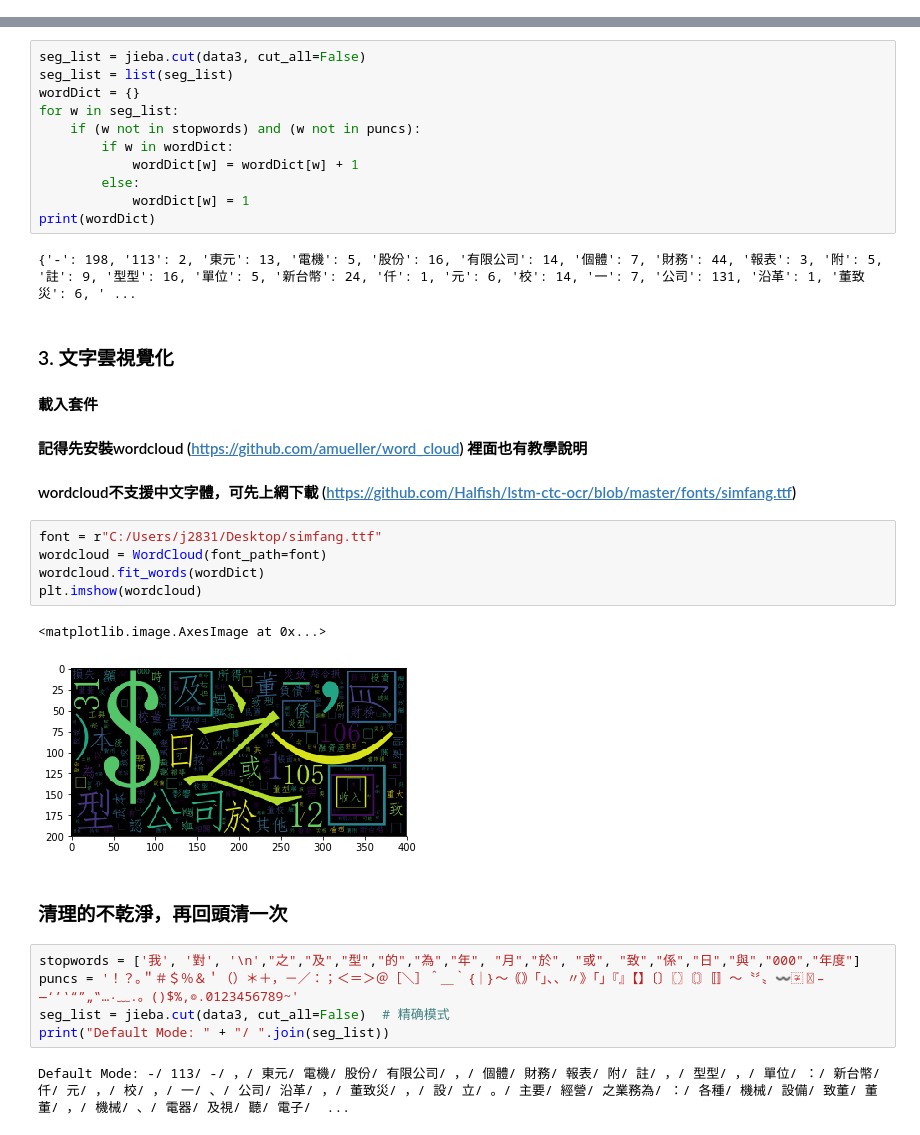
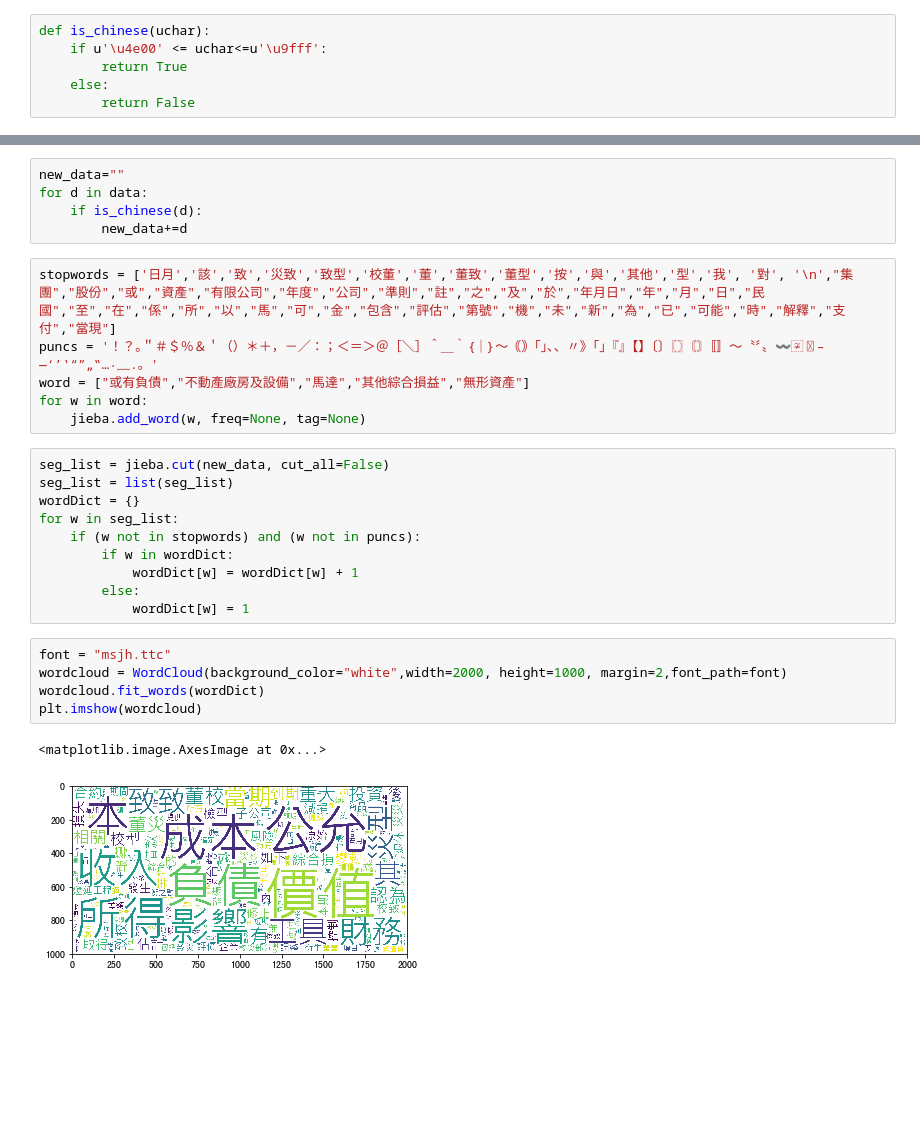
Before and after one commit to Hank421Chen/Python-, a Jupyter notebook: week_4/Week4_course.ipynb, the cells around one changed output, grey strips where cells are left out. Cells and saved outputs as stored; diff of their text form; blank space fills up the shorter version.

```diff
--- a/week_4/Week4_course.ipynb
+++ b/week_4/Week4_course.ipynb
@@ -88 +8,7 @@ puncs = '！？｡＂＃＄％＆＇（）＊＋，－／：；＜＝＞＠［
+# %%
+def is_chinese(uchar):
+    if u'\u4e00' <= uchar<=u'\u9fff':
+        return True
+    else:
+        return False
 # %%
@@ -97,5 +39,16 @@ Default Mode: -/ 113/ -/ ，/ 東元/ 電機/ 股份/ 有限公司/ ，/ 個體/
+# %%
+new_data=""
+for d in data:
+    if is_chinese(d):
+        new_data+=d
+# %%
+stopwords = ['日月','該','致','災致','致型','校董','董','董致','董型','按','與','其他','型','我', '對', '\n',"集團","股份","或","資產","有限公司","年度","公司","準則","註","之","及","於","年月日","年","月","日","民國","至","在","係","所","以","馬","可","金","包含","評估","第號","機","未","新","為","已","可能","時","解釋","支付","當現"]
+puncs = '！？｡＂＃＄％＆＇（）＊＋，－／：；＜＝＞＠［＼］＾＿｀｛｜｝～｟｠｢｣､、〃》「」『』【】〔〕〖〗〘〙〚〛〜〝〞〟〰〾〿–—‘’‛“”„‟…‧﹏.。'
+word = ["或有負債","不動產廠房及設備","馬達","其他綜合損益","無形資產"]
+for w in word:
+    jieba.add_word(w, freq=None, tag=None)
 # %%
-seg_list = jieba.cut(data3, cut_all=False)
+seg_list = jieba.cut(new_data, cut_all=False)
 seg_list = list(seg_list)
 wordDict = {}
 for w in seg_list:
@@ -104,28 +57,11 @@ for w in seg_list:
             wordDict[w] = wordDict[w] + 1
         else:
             wordDict[w] = 1
-print(wordDict)
-# %% [output]
-{'-': 198, '113': 2, '東元': 13, '電機': 5, '股份': 16, '有限公司': 14, '個體': 7, '財務': 44, '報表': 3, '附': 5, '註': 9, '型型': 16, '單位': 5, '新台幣': 24, '仟': 1, '元': 6, '校': 14, '一': 7, '公司': 131, '沿革': 1, '董致災': 6, ' ...
-# %% [markdown]
-### 3. 文字雲視覺化
-#### 載入套件
-#### 記得先安裝wordcloud (https://github.com/amueller/word_cloud) 裡面也有教學說明
-#### wordcloud不支援中文字體，可先上網下載 (https://github.com/Halfish/lstm-ctc-ocr/blob/master/fonts/simfang.ttf)
 # %%
-font = r"C:/Users/j2831/Desktop/simfang.ttf"
-wordcloud = WordCloud(font_path=font)
+font = "msjh.ttc"
+wordcloud = WordCloud(background_color="white",width=2000, height=1000, margin=2,font_path=font)
 wordcloud.fit_words(wordDict)
 plt.imshow(wordcloud)
 # %% [output]
 <matplotlib.image.AxesImage at 0x...>
-[figure, old version]
+[figure, new version]
-# %% [markdown]
-### 清理的不乾淨，再回頭清一次
-# %%
-stopwords = ['我', '對', '\n',"之","及","型","的","為","年", "月","於", "或", "致","係","日","與","000","年度"]
-puncs = '！？｡＂＃＄％＆＇（）＊＋，－／：；＜＝＞＠［＼］＾＿｀｛｜｝～｟｠｢｣､、〃》「」『』【】〔〕〖〗〘〙〚〛〜〝〞〟〰〾〿–—‘’‛“”„‟…‧﹏.。()$%,◎.0123456789~'
-seg_list = jieba.cut(data3, cut_all=False)  # 精确模式
-print("Default Mode: " + "/ ".join(seg_list))
-# %% [output]
-Default Mode: -/ 113/ -/ ，/ 東元/ 電機/ 股份/ 有限公司/ ，/ 個體/ 財務/ 報表/ 附/ 註/ ，/ 型型/ ，/ 單位/ ：/ 新台幣/ 仟/ 元/ ，/ 校/ ，/ 一/ 、/ 公司/ 沿革/ ，/ 董致災/ ，/ 設/ 立/ 。/ 主要/ 經營/ 之業務為/ ：/ 各種/ 機械/ 設備/ 致董/ 董董/ ，/ 機械/ 、/ 電器/ 及視/ 聽/ 電子/  ...
```
Also changed, not shown: parts of 23 cells of this notebook, 5 other files.
